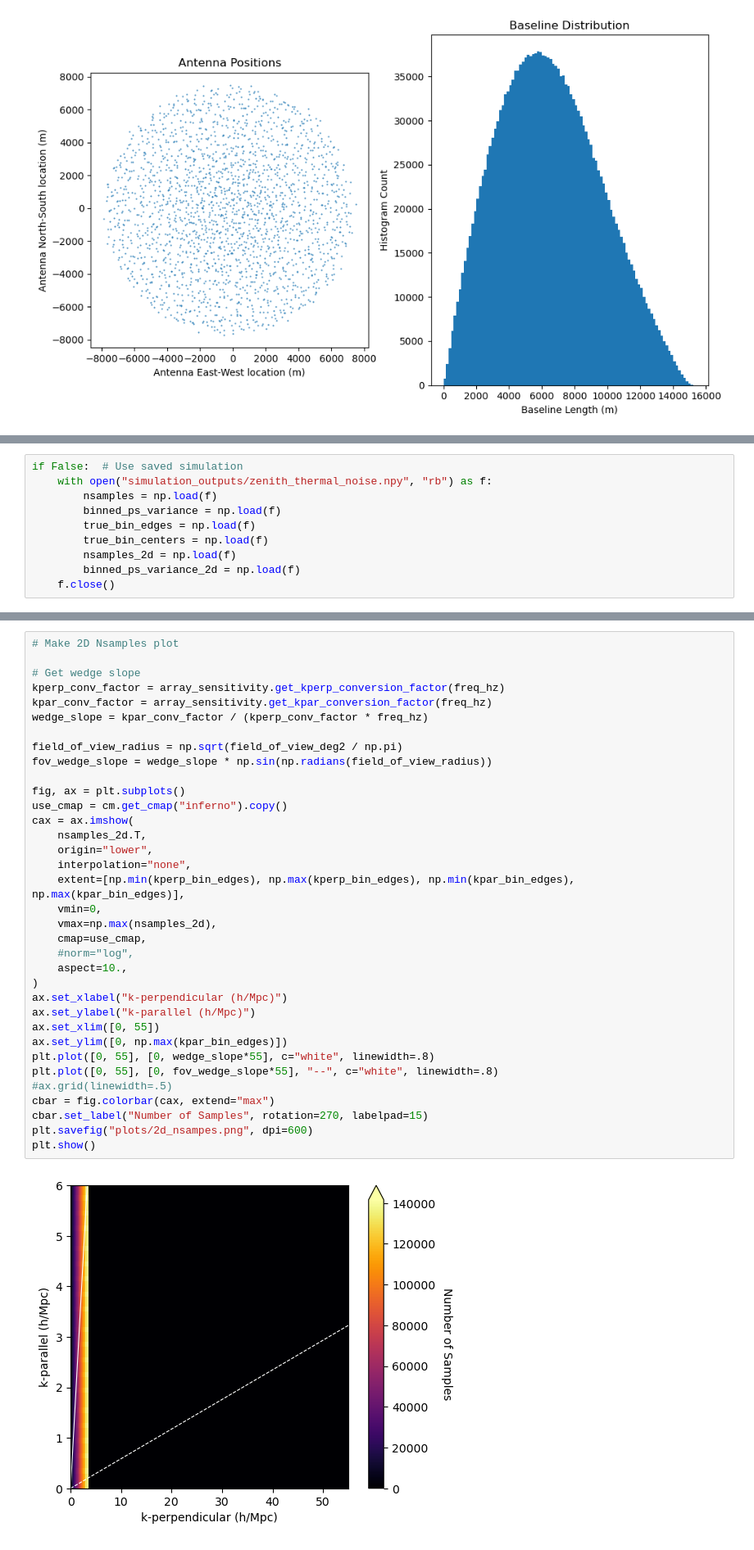
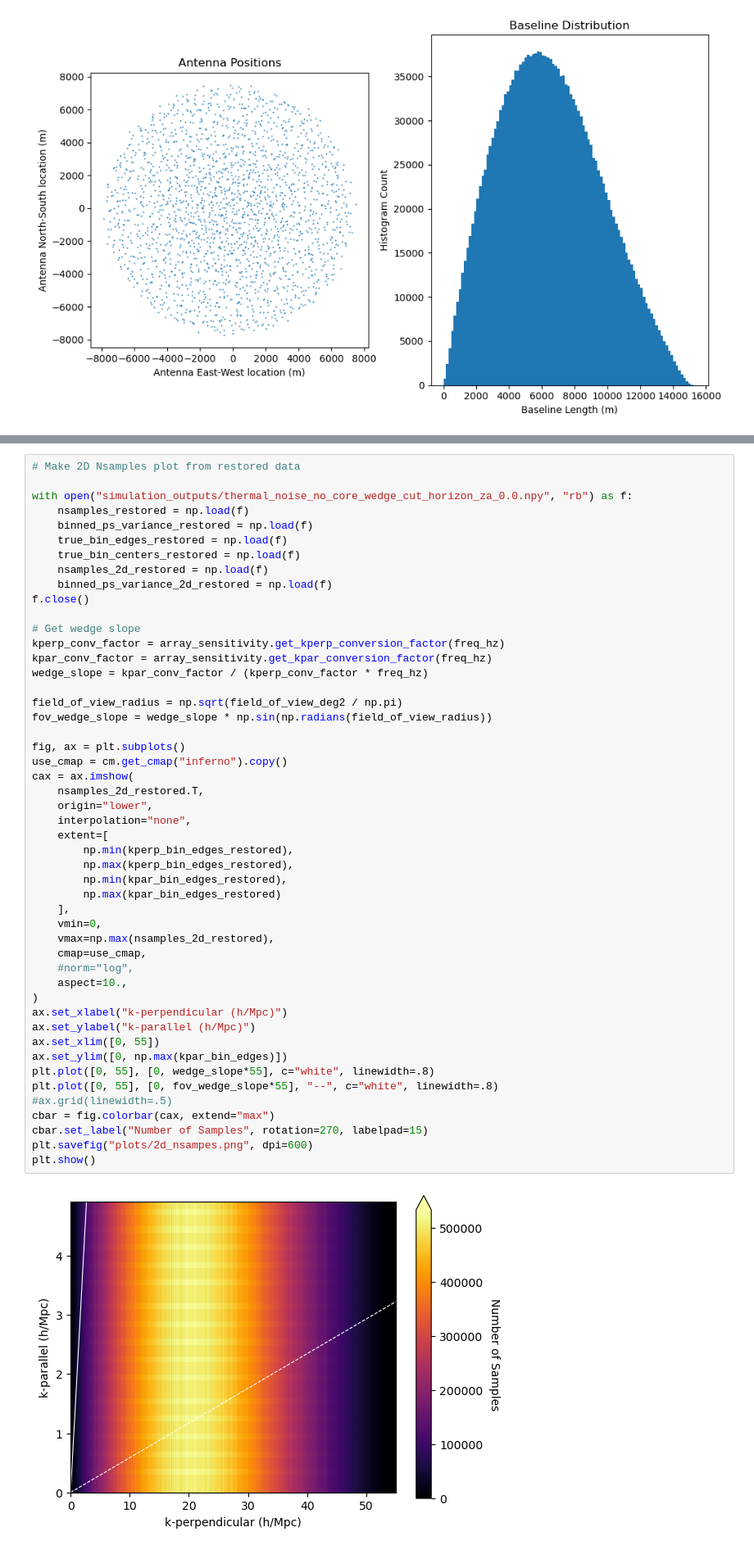
Before and after one commit to rlbyrne/PSsensitivity, a Jupyter notebook: plot_DSA2000_sensitivity.ipynb, the cells around one changed output, grey strips where cells are left out. Shown at 82% size. Cells and saved outputs as stored; diff of their text form.

Commit message:
new plotting

```diff
--- a/plot_DSA2000_sensitivity.ipynb
+++ b/plot_DSA2000_sensitivity.ipynb
@@ -125,10 +101,0 @@ bin_edges = bin_edges[:50]
-# %%
-if False:  # Use saved simulation
-    with open("simulation_outputs/zenith_thermal_noise.npy", "rb") as f:
-        nsamples = np.load(f)
-        binned_ps_variance = np.load(f)
-        true_bin_edges = np.load(f)
-        true_bin_centers = np.load(f)
-        nsamples_2d = np.load(f)
-        binned_ps_variance_2d = np.load(f)
-    f.close()
@@ -159,37 +102,51 @@ if False:  # Use saved simulation
 # %%
-# Make 2D Nsamples plot
+# Make 2D Nsamples plot from restored data
+
+with open("simulation_outputs/thermal_noise_no_core_wedge_cut_horizon_za_0.0.npy", "rb") as f:
+    nsamples_restored = np.load(f)
+    binned_ps_variance_restored = np.load(f)
+    true_bin_edges_restored = np.load(f)
+    true_bin_centers_restored = np.load(f)
+    nsamples_2d_restored = np.load(f)
+    binned_ps_variance_2d_restored = np.load(f)
+f.close()
 
 # Get wedge slope
 kperp_conv_factor = array_sensitivity.get_kperp_conversion_factor(freq_hz)
 kpar_conv_factor = array_sensitivity.get_kpar_conversion_factor(freq_hz)
 wedge_slope = kpar_conv_factor / (kperp_conv_factor * freq_hz)
 
 field_of_view_radius = np.sqrt(field_of_view_deg2 / np.pi)
 fov_wedge_slope = wedge_slope * np.sin(np.radians(field_of_view_radius))
 
 fig, ax = plt.subplots()
 use_cmap = cm.get_cmap("inferno").copy()
 cax = ax.imshow(
-    nsamples_2d.T,
+    nsamples_2d_restored.T,
     origin="lower",
     interpolation="none",
-    extent=[np.min(kperp_bin_edges), np.max(kperp_bin_edges), np.min(kpar_bin_edges), np.max(kpar_bin_edges)],
+    extent=[
+        np.min(kperp_bin_edges_restored),
+        np.max(kperp_bin_edges_restored),
+        np.min(kpar_bin_edges_restored),
+        np.max(kpar_bin_edges_restored)
+    ],
     vmin=0,
-    vmax=np.max(nsamples_2d),
+    vmax=np.max(nsamples_2d_restored),
     cmap=use_cmap,
     #norm="log",
     aspect=10.,
 )
 ax.set_xlabel("k-perpendicular (h/Mpc)")
 ax.set_ylabel("k-parallel (h/Mpc)")
 ax.set_xlim([0, 55])
 ax.set_ylim([0, np.max(kpar_bin_edges)])
 plt.plot([0, 55], [0, wedge_slope*55], c="white", linewidth=.8)
 plt.plot([0, 55], [0, fov_wedge_slope*55], "--", c="white", linewidth=.8)
 #ax.grid(linewidth=.5)
 cbar = fig.colorbar(cax, extend="max")
 cbar.set_label("Number of Samples", rotation=270, labelpad=15)
 plt.savefig("plots/2d_nsampes.png", dpi=600)
 plt.show()
 # %% [output]
-[figure, old version]
+[figure, new version]
```
Also changed, not shown: parts of 24 cells of this notebook, 5 other files.
